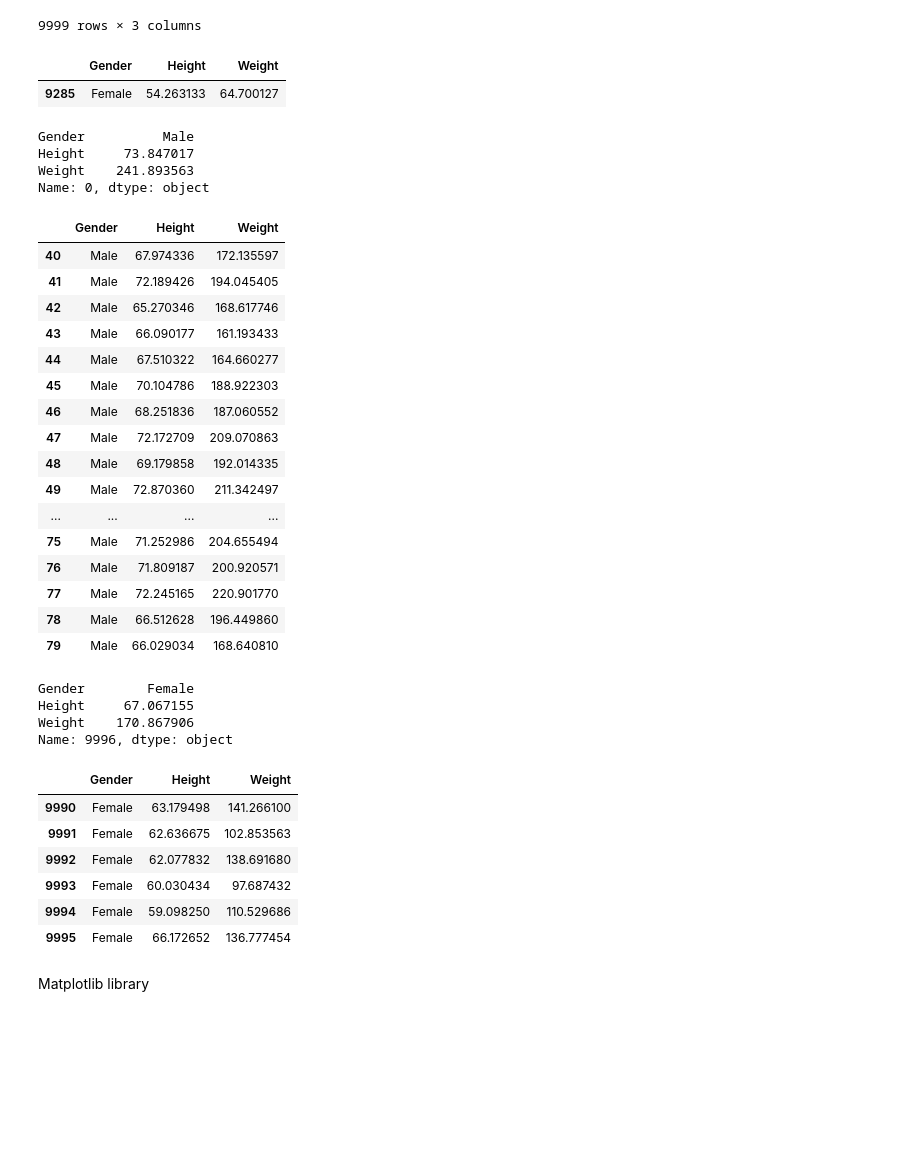
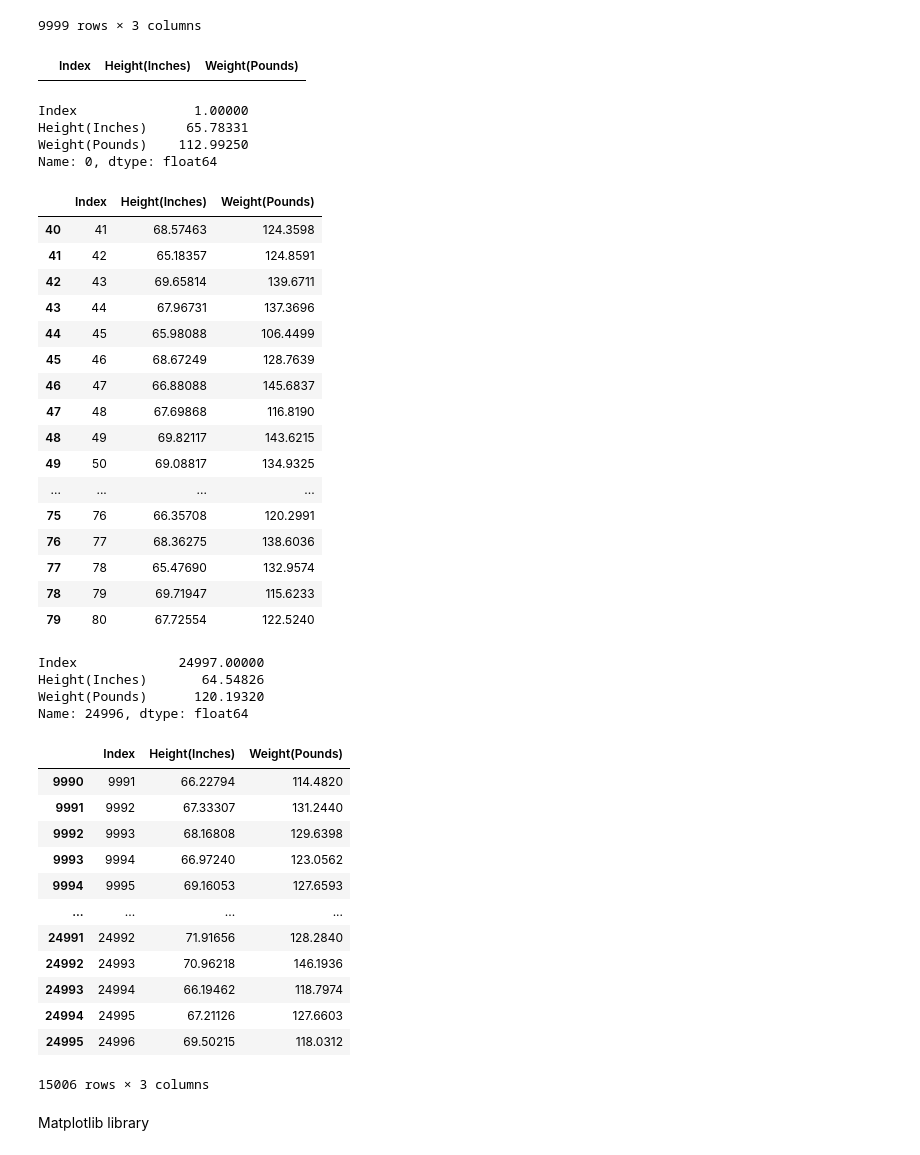
Before and after one commit to sauvik-d/Sem6, a Jupyter notebook: ML/numpy,pandas and matplotlib.ipynb, the cells around one changed output. Saved outputs shown, nothing was run; the diff lists cells and outputs as text; code cells hidden in the pictures; blank space fills up the shorter version.

```diff
--- a/ML/numpy,pandas and matplotlib.ipynb
+++ b/ML/numpy,pandas and matplotlib.ipynb
@@ -171,6 +174,6 @@ panda
 # %%
 import pandas as pd
 # %%
-a=pd.read_csv('/content/weight-height.csv')
+a=pd.read_csv('SOCR-HeightWeight.csv')
 print(a)
 # %% [output]
@@ -398,55 +401,60 @@ a[a['Weight']>65]
 | 9999 | Female | 61.944246 | 113.649103 |
 9999 rows × 3 columns
 # %%
-#find those records with weight<65
-a[a['Weight']<65]
+#find those records with weight<65 # used in original file not compatible to dataset
+a[a['Weight(Pounds)']==65]
 # %% [output]
-|  | Gender | Height | Weight |
-| 9285 | Female | 54.263133 | 64.700127 |
+|  | Index | Height(Inches) | Weight(Pounds) |
 # %%
 a.iloc[0]
 # %% [output]
-Gender          Male
-Height     73.847017
-Weight    241.893563
-Name: 0, dtype: object
+Index               1.00000
+Height(Inches)     65.78331
+Weight(Pounds)    112.99250
+Name: 0, dtype: float64
 # %%
 a.iloc[40:80]
 # %% [output]
-|  | Gender | Height | Weight |
-| 40 | Male | 67.974336 | 172.135597 |
-| 41 | Male | 72.189426 | 194.045405 |
-| 42 | Male | 65.270346 | 168.617746 |
-| 43 | Male | 66.090177 | 161.193433 |
-| 44 | Male | 67.510322 | 164.660277 |
-| 45 | Male | 70.104786 | 188.922303 |
-| 46 | Male | 68.251836 | 187.060552 |
-| 47 | Male | 72.172709 | 209.070863 |
-| 48 | Male | 69.179858 | 192.014335 |
-| 49 | Male | 72.870360 | 211.342497 |
+|  | Index | Height(Inches) | Weight(Pounds) |
+| 40 | 41 | 68.57463 | 124.3598 |
+| 41 | 42 | 65.18357 | 124.8591 |
+| 42 | 43 | 69.65814 | 139.6711 |
+| 43 | 44 | 67.96731 | 137.3696 |
+| 44 | 45 | 65.98088 | 106.4499 |
+| 45 | 46 | 68.67249 | 128.7639 |
+| 46 | 47 | 66.88088 | 145.6837 |
+| 47 | 48 | 67.69868 | 116.8190 |
+| 48 | 49 | 69.82117 | 143.6215 |
+| 49 | 50 | 69.08817 | 134.9325 |
 | ... | ... | ... | ... |
-| 75 | Male | 71.252986 | 204.655494 |
-| 76 | Male | 71.809187 | 200.920571 |
-| 77 | Male | 72.245165 | 220.901770 |
-| 78 | Male | 66.512628 | 196.449860 |
-| 79 | Male | 66.029034 | 168.640810 |
+| 75 | 76 | 66.35708 | 120.2991 |
+| 76 | 77 | 68.36275 | 138.6036 |
+| 77 | 78 | 65.47690 | 132.9574 |
+| 78 | 79 | 69.71947 | 115.6233 |
+| 79 | 80 | 67.72554 | 122.5240 |
 # %%
 a.iloc[-4]
 # %% [output]
-Gender        Female
-Height     67.067155
-Weight    170.867906
-Name: 9996, dtype: object
+Index             24997.00000
+Height(Inches)       64.54826
+Weight(Pounds)      120.19320
+Name: 24996, dtype: float64
 # %%
 a.iloc[9990:-4]
 # %% [output]
-|  | Gender | Height | Weight |
-| 9990 | Female | 63.179498 | 141.266100 |
-| 9991 | Female | 62.636675 | 102.853563 |
-| 9992 | Female | 62.077832 | 138.691680 |
-| 9993 | Female | 60.030434 | 97.687432 |
-| 9994 | Female | 59.098250 | 110.529686 |
-| 9995 | Female | 66.172652 | 136.777454 |
+|  | Index | Height(Inches) | Weight(Pounds) |
+| 9990 | 9991 | 66.22794 | 114.4820 |
+| 9991 | 9992 | 67.33307 | 131.2440 |
+| 9992 | 9993 | 68.16808 | 129.6398 |
+| 9993 | 9994 | 66.97240 | 123.0562 |
+| 9994 | 9995 | 69.16053 | 127.6593 |
+| ... | ... | ... | ... |
+| 24991 | 24992 | 71.91656 | 128.2840 |
+| 24992 | 24993 | 70.96218 | 146.1936 |
+| 24993 | 24994 | 66.19462 | 118.7974 |
+| 24994 | 24995 | 67.21126 | 127.6603 |
+| 24995 | 24996 | 69.50215 | 118.0312 |
+15006 rows × 3 columns
 # %% [markdown]
 Matplotlib library
 # %%
```
Also changed, not shown: parts of 34 cells of this notebook, 8 other files.
